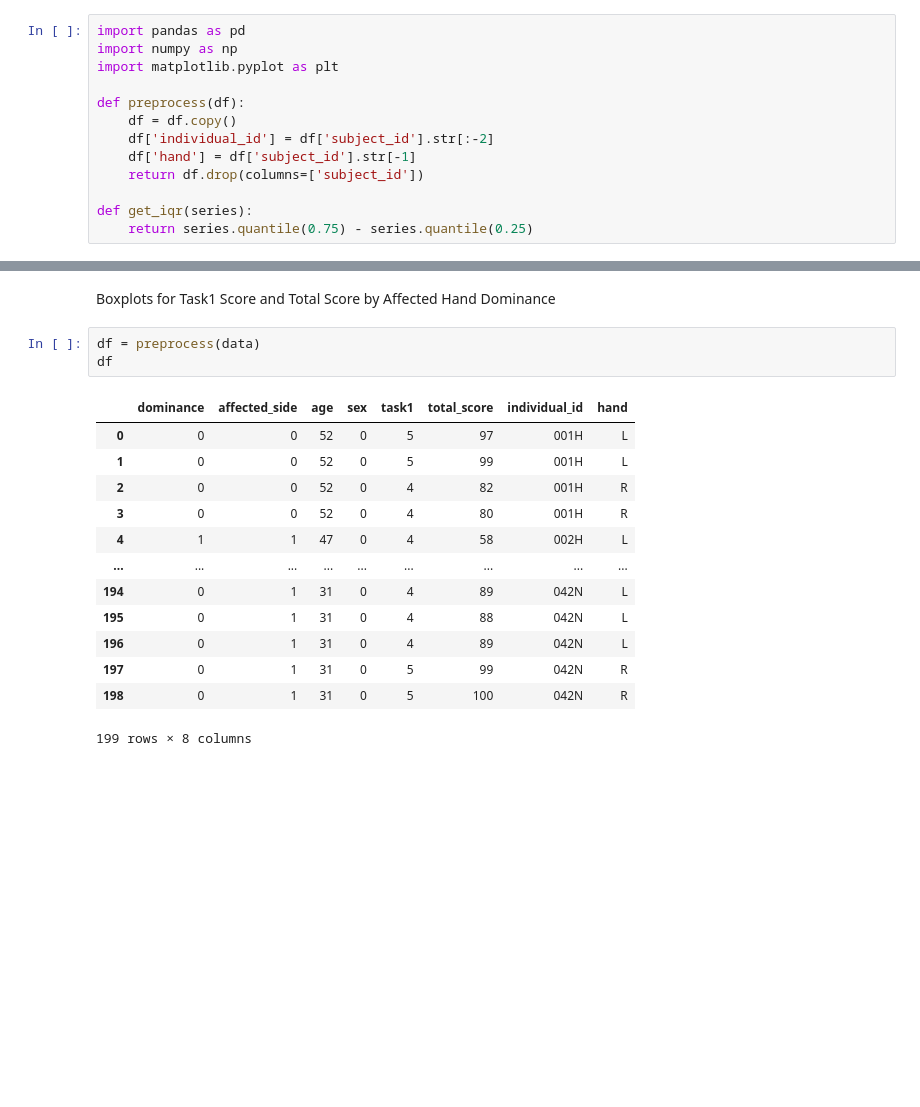
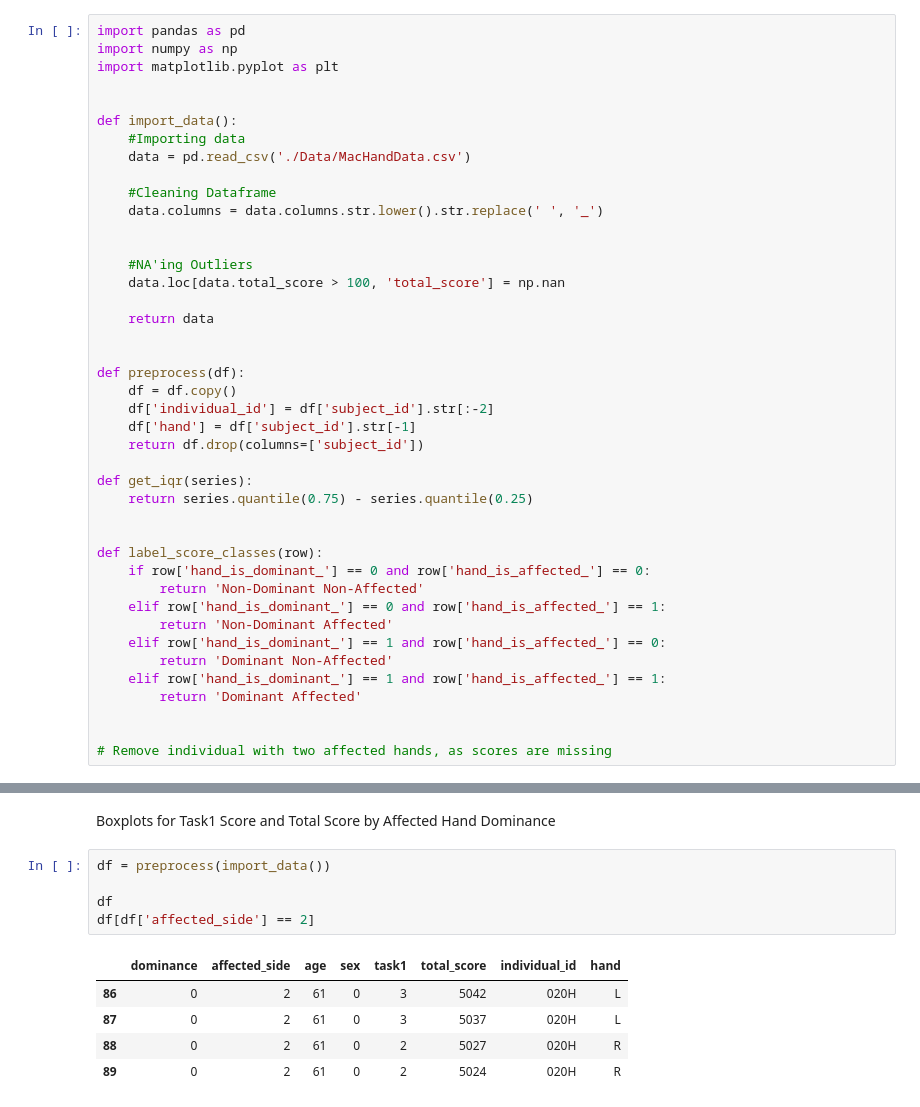
Before and after one commit to yshahzad/MATH527-Tutorials, a Jupyter notebook: Project 1/Project1_Analysis.ipynb, the cells around one changed output, grey strips where cells are left out. Cells and saved outputs as stored; diff of their text form; blank space fills up the shorter version.

Commit message:
Added scores by handedness

```diff
--- a/Project 1/Project1_Analysis.ipynb
+++ b/Project 1/Project1_Analysis.ipynb
@@ -4,6 +4,21 @@
 import pandas as pd
 import numpy as np
 import matplotlib.pyplot as plt
+
+
+def import_data():
+    #Importing data
+    data = pd.read_csv('./Data/MacHandData.csv')
+
+    #Cleaning Dataframe
+    data.columns = data.columns.str.lower().str.replace(' ', '_')
+
+
+    #NA'ing Outliers
+    data.loc[data.total_score > 100, 'total_score'] = np.nan
+
+    return data
+
 
 def preprocess(df):
     df = df.copy()
@@ -13,3 +28,17 @@ def preprocess(df):
 
 def get_iqr(series):
     return series.quantile(0.75) - series.quantile(0.25)
+
+
+def label_score_classes(row):
+    if row['hand_is_dominant_'] == 0 and row['hand_is_affected_'] == 0:
+        return 'Non-Dominant Non-Affected'
+    elif row['hand_is_dominant_'] == 0 and row['hand_is_affected_'] == 1:
+        return 'Non-Dominant Affected'
+    elif row['hand_is_dominant_'] == 1 and row['hand_is_affected_'] == 0:
+        return 'Dominant Non-Affected'
+    elif row['hand_is_dominant_'] == 1 and row['hand_is_affected_'] == 1:
+        return 'Dominant Affected'
+
+
+# Remove individual with two affected hands, as scores are missing
@@ -196,19 +204,13 @@ df['age'].hist()
 # %% [markdown]
 Boxplots for Task1 Score and Total Score by Affected Hand Dominance
 # %%
-df = preprocess(data)
+df = preprocess(import_data())
+
 df
+df[df['affected_side'] == 2]
 # %% [output]
 |  | dominance | affected_side | age | sex | task1 | total_score | individual_id | hand |
-| 0 | 0 | 0 | 52 | 0 | 5 | 97 | 001H | L |
-| 1 | 0 | 0 | 52 | 0 | 5 | 99 | 001H | L |
-| 2 | 0 | 0 | 52 | 0 | 4 | 82 | 001H | R |
-| 3 | 0 | 0 | 52 | 0 | 4 | 80 | 001H | R |
-| 4 | 1 | 1 | 47 | 0 | 4 | 58 | 002H | L |
-| ... | ... | ... | ... | ... | ... | ... | ... | ... |
-| 194 | 0 | 1 | 31 | 0 | 4 | 89 | 042N | L |
-| 195 | 0 | 1 | 31 | 0 | 4 | 88 | 042N | L |
-| 196 | 0 | 1 | 31 | 0 | 4 | 89 | 042N | L |
-| 197 | 0 | 1 | 31 | 0 | 5 | 99 | 042N | R |
-| 198 | 0 | 1 | 31 | 0 | 5 | 100 | 042N | R |
+| 86 | 0 | 2 | 61 | 0 | 3 | 5042 | 020H | L |
+| 87 | 0 | 2 | 61 | 0 | 3 | 5037 | 020H | L |
+| 88 | 0 | 2 | 61 | 0 | 2 | 5027 | 020H | R |
+| 89 | 0 | 2 | 61 | 0 | 2 | 5024 | 020H | R |
-199 rows × 8 columns
```
Also changed, not shown: parts of 2 cells of this notebook.
